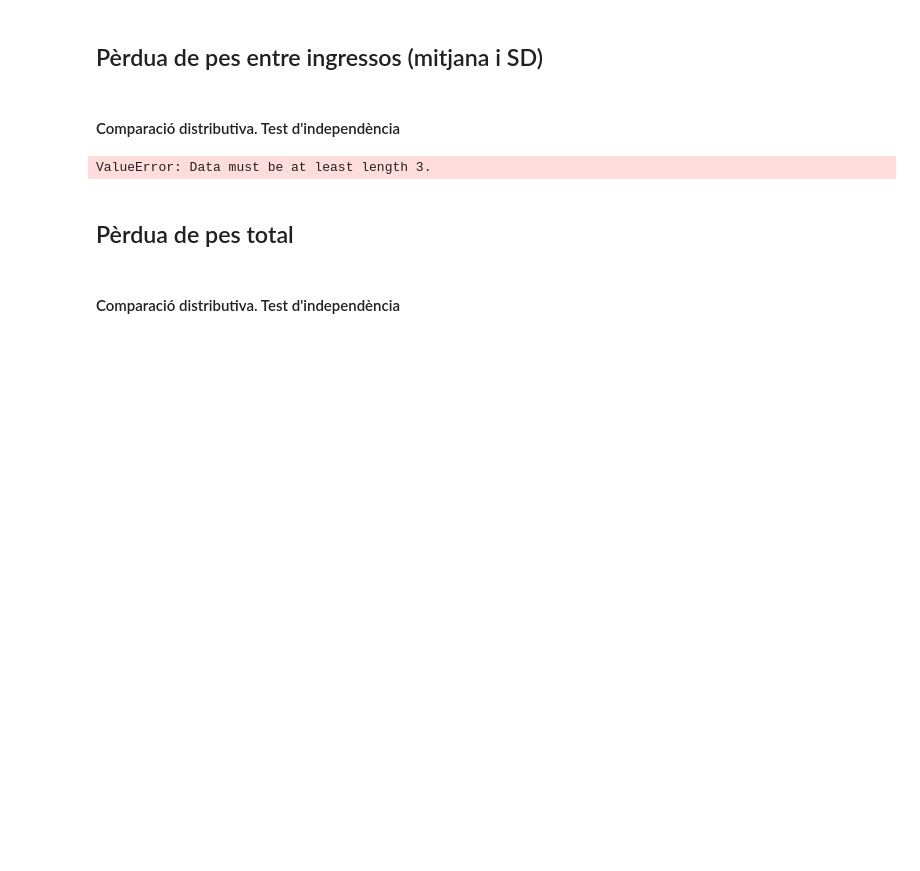
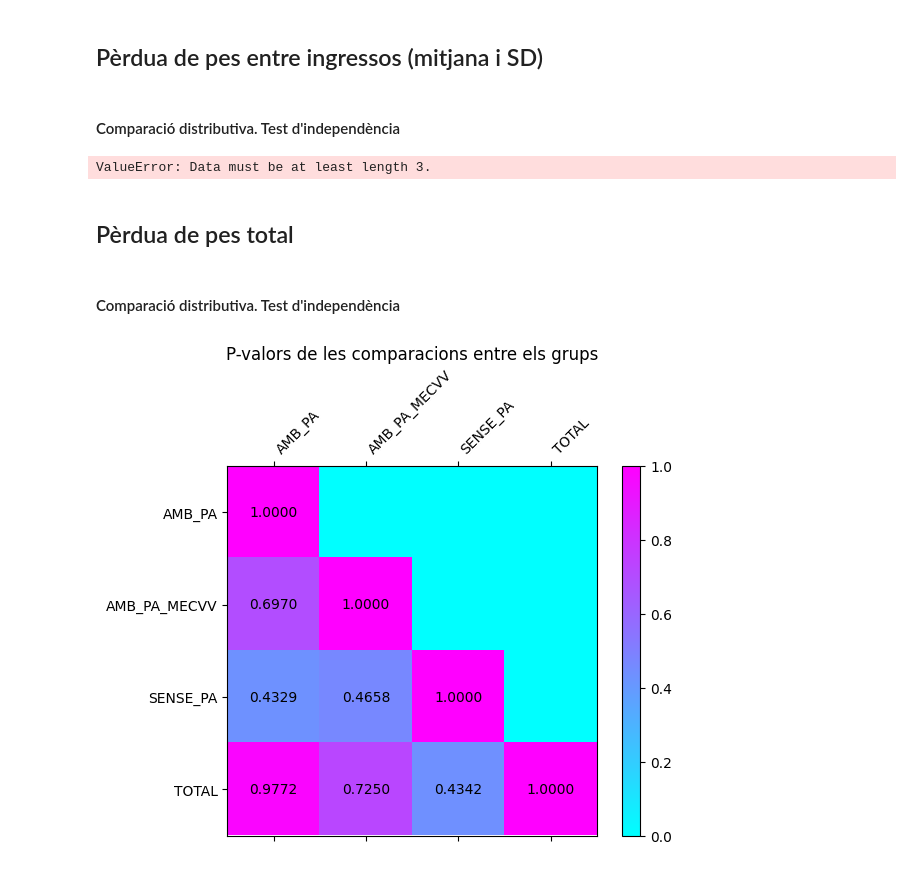
Before and after one commit to MCastelH/PRACTICUM, a Jupyter notebook: pes.ipynb, the cells around one changed output. Cells and saved outputs as stored; diff of their text form; code cells hidden in the pictures; blank space fills up the shorter version.

```diff
--- a/pes.ipynb
+++ b/pes.ipynb
@@ -98,4 +98,6 @@ ValueError: Data must be at least length 3.
 # %% [markdown]
 #### Comparació distributiva. Test d'independència
 # %%
-test_indepe_plot(test_indepe_plot({'AMB_PA': AMB_PA['Pèrdua pes total'], 'AMB_PA_MECVV': AMB_PA_MECVV['Pèrdua pes total'], 'SENSE_PA': SENSE_PA['Pèrdua pes total'], 'TOTAL': TOTAL['Pèrdua pes total']}))
+test_indepe_plot({'AMB_PA': AMB_PA['Pèrdua pes total'], 'AMB_PA_MECVV': AMB_PA_MECVV['Pèrdua pes total'], 'SENSE_PA': SENSE_PA['Pèrdua pes total'], 'TOTAL': TOTAL['Pèrdua pes total']})
+# %% [output]
+[figure, added]
```
Also changed, not shown: parts of 1 cell of this notebook, 3 other files.
